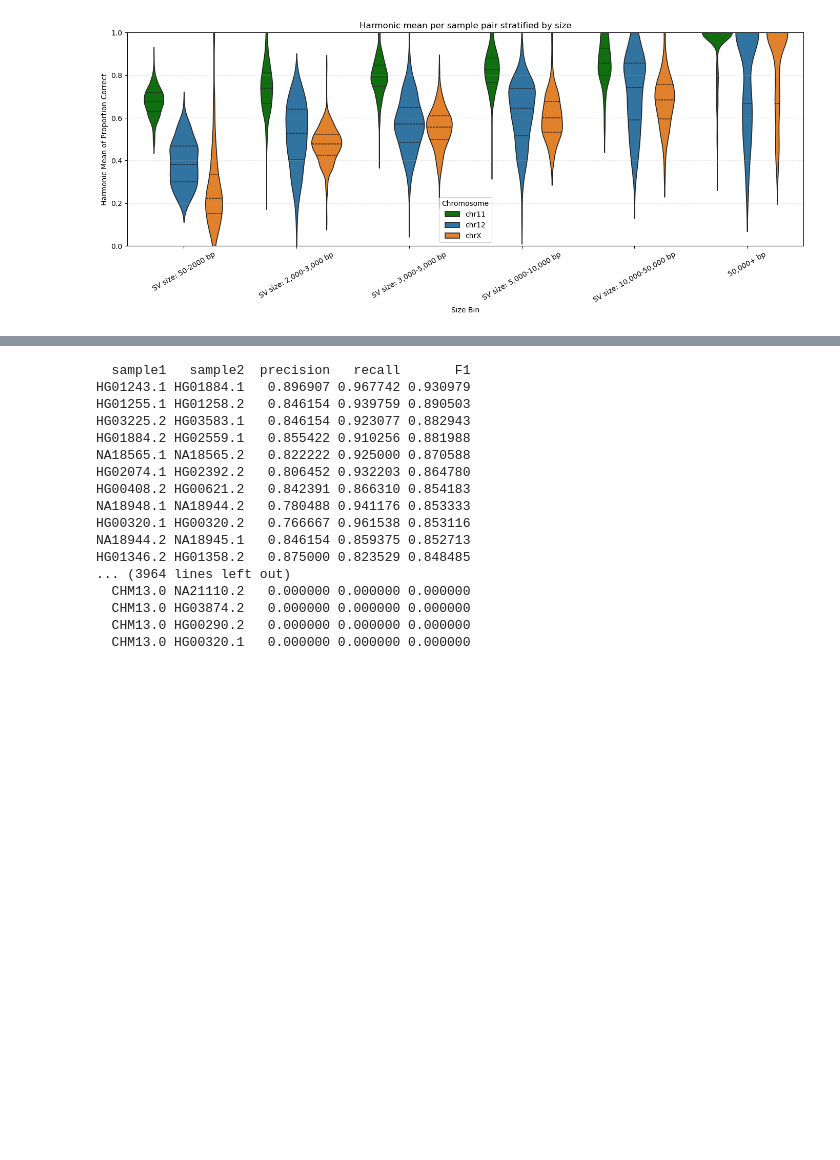
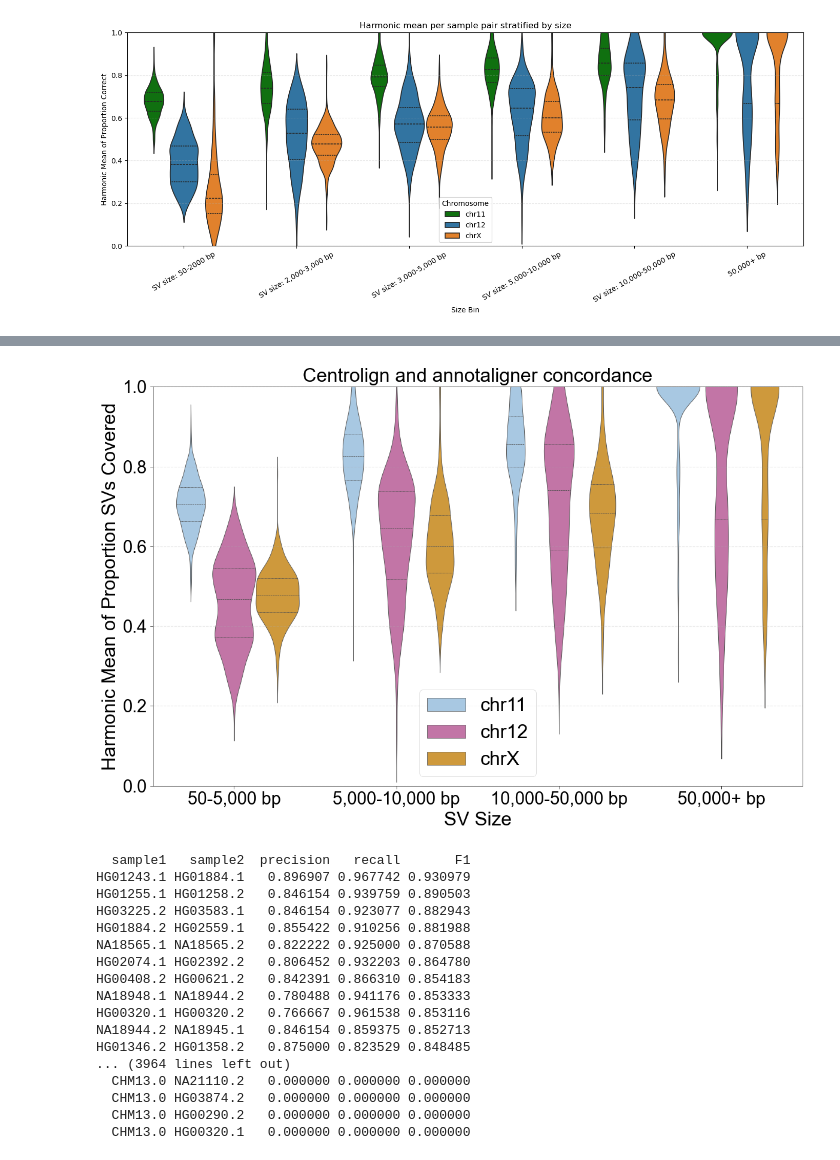
Before and after one commit to miramastoras/centrolign_analysis, a Jupyter notebook: analysis_notes/release2_QC_v2/notebooks/horhap_SV_concordance_final.ipynb, the cells around one changed output, grey strips where cells are left out. Drawn from its saved outputs; the diff is of its cells as text; code cells hidden in the pictures; blank space fills up the shorter version.

```diff
--- a/analysis_notes/release2_QC_v2/notebooks/horhap_SV_concordance_final.ipynb
+++ b/analysis_notes/release2_QC_v2/notebooks/horhap_SV_concordance_final.ipynb
@@ -283,0 +286,97 @@ See the caveats in the documentation: https://pandas.pydata.org/pandas-docs/stab
+# %%
+import pandas as pd
+import numpy as np
+import seaborn as sns
+import matplotlib.pyplot as plt
+
+plt.rcParams['font.family'] = 'Arial'
+plt.rcParams['axes.linewidth'] = 0.5
+plt.rcParams['patch.linewidth'] = 0.5
+plt.rcParams['lines.linewidth'] = 0.5
+
+
+# Ensure sample_pair exists
+df_filtered['sample_pair'] = df_filtered.apply(
+    lambda r: '_'.join(sorted([str(r['sample1_x']), str(r['sample2_x'])])),
+    axis=1
+)
+
+# Define bins and labels
+bins = [-float('inf'), 5000 ,10000, 50000 ,float('inf')]
+labels = ['50-5,000 bp', '5,000-10,000 bp',
+          '10,000-50,000 bp', '50,000+ bp']
+
+
+df_filtered['size_bin'] = pd.cut(df_filtered['size'], bins=bins, labels=labels)
+
+# Compute proportion correct per row
+df_filtered['prop_correct'] = (df_filtered['matched'] == 'correct').astype(float)
+
+# Harmonic mean function
+def harmonic_mean(vals):
+    vals = np.array(vals)
+    vals = vals[vals > 0]  # ignore zeros
+    if len(vals) == 0:
+        return np.nan
+    return len(vals) / np.sum(1.0 / vals)
+
+# Pivot to get Centrolign and HorHap per row
+pair_wide = df_filtered.pivot_table(
+    index=['chr', 'size_bin', 'sample_pair'],
+    columns='label',
+    values='prop_correct',
+    aggfunc='mean'   # average over multiple rows if needed
+).reset_index()
+
+# Remove groups missing either label
+pair_wide = pair_wide.dropna(subset=['Centrolign Only', 'HORHAP Only'])
+
+# Compute harmonic mean of Centrolign and HorHap for each sample pair
+pair_wide['harmonic_mean_ratio'] = pair_wide.apply(
+    lambda r: harmonic_mean([r['Centrolign Only'], r['HORHAP Only']]),
+    axis=1
+)
+
+# --- Violin plot ---
+chr_order = ['chr11','chr12','chrX']
+size_order = labels
+
+plt.figure(figsize=(12,8))
+sns.violinplot(
+    data=pair_wide,
+    x='size_bin',
+    y='harmonic_mean_ratio',
+    hue='chr',
+    order=size_order,
+    hue_order=chr_order,
+    palette={'chr11': '#9FC9EB', 'chr12': '#CF68A9', 'chrX': '#E6A024'},
+    split=False,
+    inner='quartile'
+)
+
+plt.xlabel("SV Size", fontsize=23)
+plt.ylabel("Harmonic Mean of Proportion SVs Covered", fontsize=23)
+plt.title("Centrolign and annotaligner concordance", fontsize=23)
+plt.xticks(fontsize=21)
+plt.yticks(fontsize=21)
+plt.ylim(0, 1)
+plt.grid(axis='y', linestyle='--', alpha=0.3)
+plt.legend(title='',fontsize=23)
+plt.tight_layout()
+
+ax = plt.gca()
+for spine in ax.spines.values():
+    spine.set_linewidth(0.5)
+ax.tick_params(width=0.5)
+
+# thin legend box and handles
+leg = ax.get_legend()
+leg.get_frame().set_linewidth(0.5)
+for handle in leg.legend_handles:
+    handle.set_linewidth(0.5)
+
+
+plt.savefig('/private/groups/patenlab/mira/horhap_SV_violin_main.svg', format='svg', bbox_inches='tight')
+plt.savefig('/private/groups/patenlab/mira/Shorhap_SV_violin_main.png', format='png', bbox_inches='tight')
+plt.show()
+# %% [output]
@@ -284,3 +398,4 @@ See the caveats in the documentation: https://pandas.pydata.org/pandas-docs/stab
+[figure, added]
 # %%
 from pathlib import Path
 
```
Also changed, not shown: parts of 2 cells of this notebook, 5 other files.
